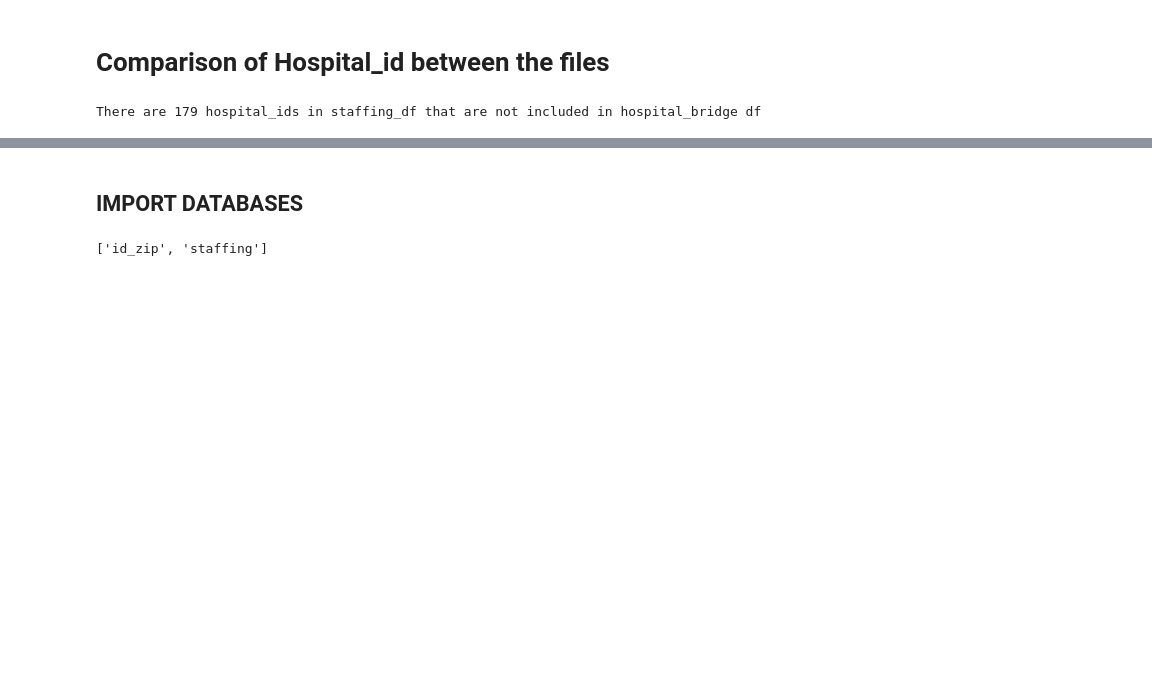
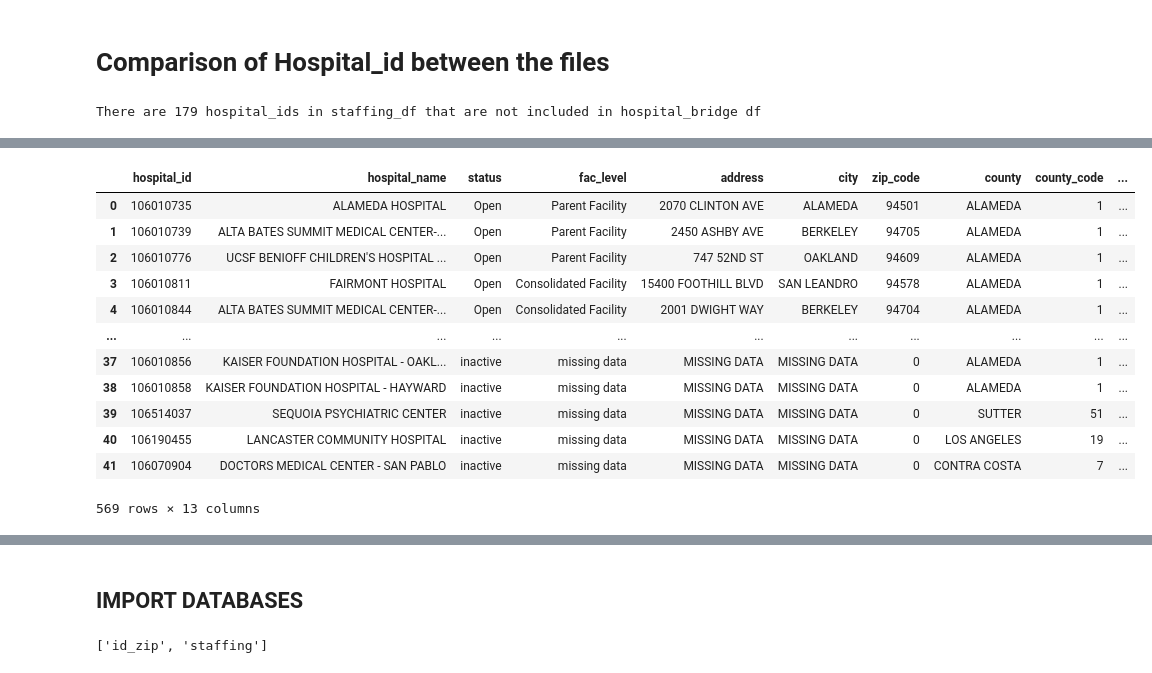
Before and after one commit to zsvorenova/ETL-project, a Jupyter notebook: Hospital staffing-data cleaning.ipynb, the cells around one changed output, grey strips where cells are left out. Drawn from its saved outputs; the diff is of its cells as text; code cells hidden in the pictures; blank space fills up the shorter version.

```diff
--- a/Hospital staffing-data cleaning.ipynb
+++ b/Hospital staffing-data cleaning.ipynb
@@ -399,2 +598,5 @@ print(f'There are {len(diff_id)} hospital_ids in staffing_df that are not includ
 # %% [output]
 There are 179 hospital_ids in staffing_df that are not included in hospital_bridge df
+# %%
+diff_ids2 = list(set(staffing_id)-set(bridge_id2))
+len(diff_ids2)
@@ -400,0 +625,17 @@ There are 179 hospital_ids in staffing_df that are not included in hospital_brid
+# %%
+columns_name = staffing_df.columns
+missing_ids_df = pd.DataFrame(columns = columns_name)
+for i in diff_ids2:
+    missing_ids_df = missing_ids_df.append(staffing_df.loc[staffing_df['Facility Number'] == i])
+print(missing_ids_df.nunique())
+missing_ids_df.drop(columns=['Year', 'Begin Date', 'End Date', 'Type of Control', 'Hours Type', 'Productive Hours',
+                     'Productive Hours per Adjusted Patient Day'], inplace=True)
+missing_ids_df.drop_duplicates(subset=['Facility Number'], keep='last', inplace = True)
+missing_ids_df = missing_ids_df.rename(columns={'Facility Number':'hospital_id',
+                                                'Facility Name': 'hospital_name',
+                                                'County Name': 'county'})
+missing_ids_df['hospital_name'] = missing_ids_df['hospital_name'].str.upper()
+missing_ids_df['county'] = missing_ids_df['county'].str.upper()
+missing_ids_df.reset_index(drop=True, inplace=True)
+missing_ids_df = missing_ids_df.merge(county_df, how ='left')
+missing_ids_df
@@ -400,0 +671,34 @@ There are 179 hospital_ids in staffing_df that are not included in hospital_brid
+# %%
+# merge bridges to the final bridge:
+hospital_bridge_final=pd.concat([hospital_bridge2, missing_ids_df])
+print(hospital_bridge_final.info())
+# check for duplicates
+print(hospital_bridge_final.nunique())
+# replace Na values:
+values = {'status':'inactive',
+          'fac_level':'missing data',
+          'address':'missing data',
+          'city': 'missing data',
+          'zip_code':0,
+          'category':'missing data',
+          'lng':0,
+          'lat':0}
+hospital_bridge_final.fillna(value=values, inplace=True)
+# # apply uppercase to columns: 'hospital_name', 'address', 'city', 'county':
+# source: https://www.geeksforgeeks.org/apply-uppercase-to-a-column-in-pandas-dataframe/
+hospital_bridge_final['hospital_name'] = hospital_bridge_final['hospital_name'].str.upper()
+hospital_bridge_final['address'] = hospital_bridge_final['address'].str.upper()
+hospital_bridge_final['city'] = hospital_bridge_final['city'].str.upper()
+hospital_bridge_final['county'] = hospital_bridge_final['county'].str.upper()
+
+# add facility num as new column and extract it from "hospital_id":
+hospital_bridge_final['facility_num'] = hospital_bridge_final['hospital_id'].astype(str).str[-6:].astype('int64')
+
+# correct the type of data in columns:
+hospital_bridge_final['hospital_id']=hospital_bridge_final['hospital_id'].astype('int64')
+hospital_bridge_final['zip_code']=hospital_bridge_final['zip_code'].astype('int64')
+
+print(hospital_bridge_final.info())
+print(hospital_bridge_final.nunique())
+hospital_bridge_final
+# %% [output]
@@ -400,0 +722,13 @@ There are 179 hospital_ids in staffing_df that are not included in hospital_brid
+|  | hospital_id | hospital_name | status | fac_level | address | city | zip_code | county | county_code | ... |
+| 0 | 106010735 | ALAMEDA HOSPITAL | Open | Parent Facility | 2070 CLINTON AVE | ALAMEDA | 94501 | ALAMEDA | 1 | ... |
+| 1 | 106010739 | ALTA BATES SUMMIT MEDICAL CENTER-... | Open | Parent Facility | 2450 ASHBY AVE | BERKELEY | 94705 | ALAMEDA | 1 | ... |
+| 2 | 106010776 | UCSF BENIOFF CHILDREN'S HOSPITAL ... | Open | Parent Facility | 747 52ND ST | OAKLAND | 94609 | ALAMEDA | 1 | ... |
+| 3 | 106010811 | FAIRMONT HOSPITAL | Open | Consolidated Facility | 15400 FOOTHILL BLVD | SAN LEANDRO | 94578 | ALAMEDA | 1 | ... |
+| 4 | 106010844 | ALTA BATES SUMMIT MEDICAL CENTER-... | Open | Consolidated Facility | 2001 DWIGHT WAY | BERKELEY | 94704 | ALAMEDA | 1 | ... |
+| ... | ... | ... | ... | ... | ... | ... | ... | ... | ... | ... |
+| 37 | 106010856 | KAISER FOUNDATION HOSPITAL - OAKL... | inactive | missing data | MISSING DATA | MISSING DATA | 0 | ALAMEDA | 1 | ... |
+| 38 | 106010858 | KAISER FOUNDATION HOSPITAL - HAYWARD | inactive | missing data | MISSING DATA | MISSING DATA | 0 | ALAMEDA | 1 | ... |
+| 39 | 106514037 | SEQUOIA PSYCHIATRIC CENTER | inactive | missing data | MISSING DATA | MISSING DATA | 0 | SUTTER | 51 | ... |
+| 40 | 106190455 | LANCASTER COMMUNITY HOSPITAL | inactive | missing data | MISSING DATA | MISSING DATA | 0 | LOS ANGELES | 19 | ... |
+| 41 | 106070904 | DOCTORS MEDICAL CENTER - SAN PABLO | inactive | missing data | MISSING DATA | MISSING DATA | 0 | CONTRA COSTA | 7 | ... |
+569 rows × 13 columns
```
Also changed, not shown: parts of 34 cells of this notebook, 2 other files.
